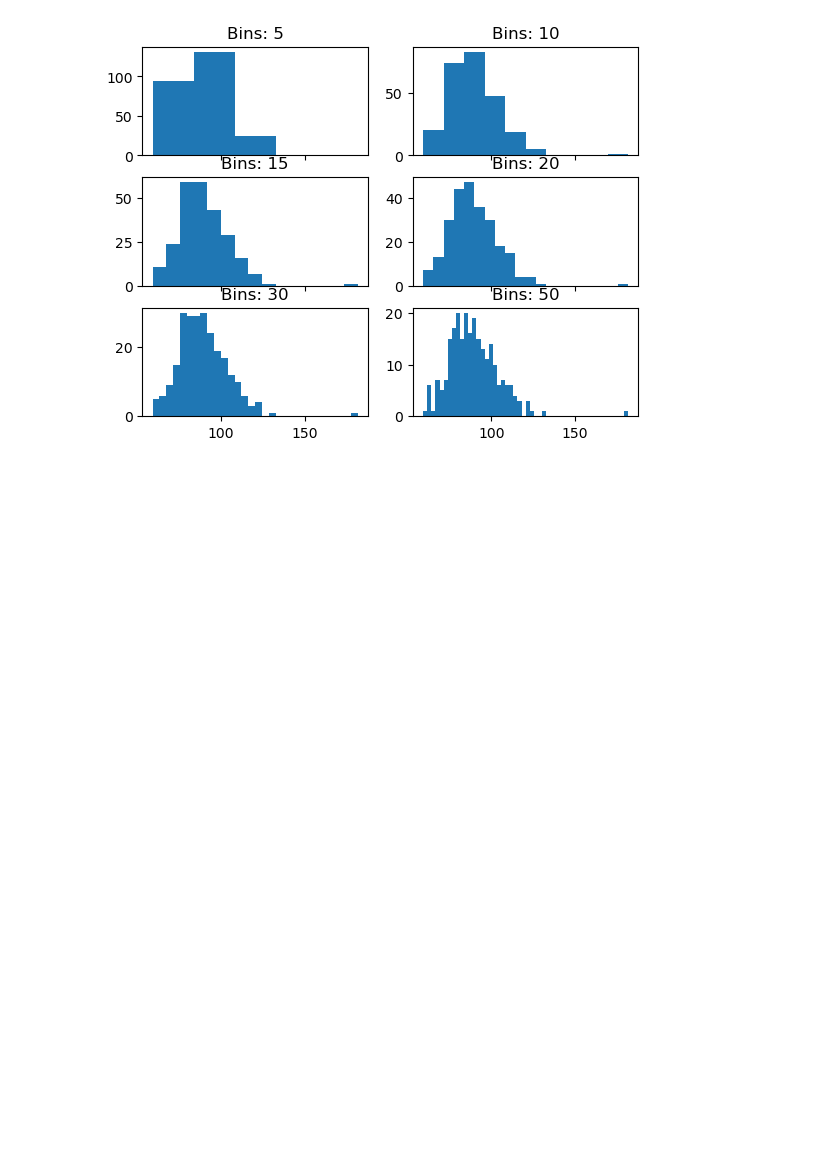
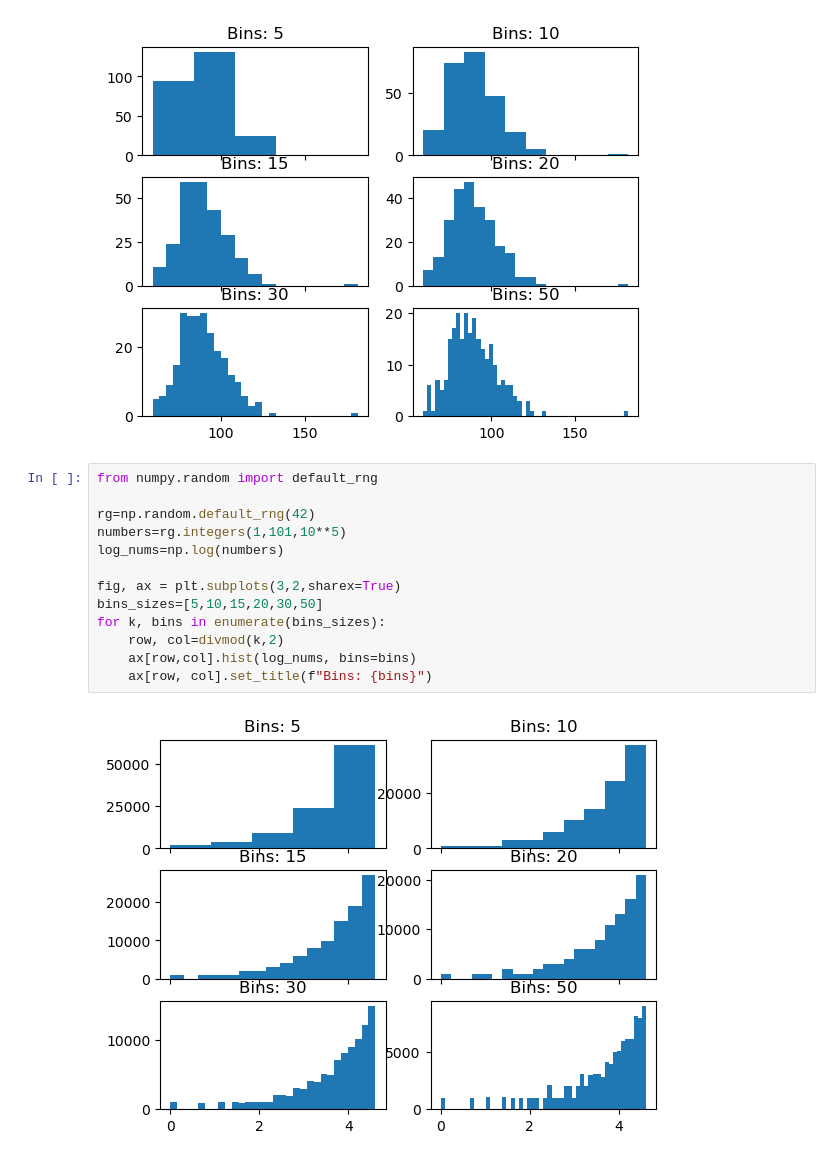
Before and after one commit to felixgoeke/SMD-A, a Jupyter notebook: 00/Blatt0.ipynb, the cells around one changed output. Drawn from its saved outputs; the diff is of its cells as text; blank space fills up the shorter version.

```diff
--- a/00/Blatt0.ipynb
+++ b/00/Blatt0.ipynb
@@ -49,3 +49,18 @@ for k, bins in enumerate(bins_sizes):
     ax[row, col].set_title(f"Bins: {bins}")
 # %% [output]
 [figure]
+# %%
+from numpy.random import default_rng
+
+rg=np.random.default_rng(42)
+numbers=rg.integers(1,101,10**5)
+log_nums=np.log(numbers)
+
+fig, ax = plt.subplots(3,2,sharex=True)
+bins_sizes=[5,10,15,20,30,50]
+for k, bins in enumerate(bins_sizes):
+    row, col=divmod(k,2)
+    ax[row,col].hist(log_nums, bins=bins)
+    ax[row, col].set_title(f"Bins: {bins}")
+# %% [output]
+[figure, added]
```
Also changed, not shown: parts of 7 cells of this notebook.
